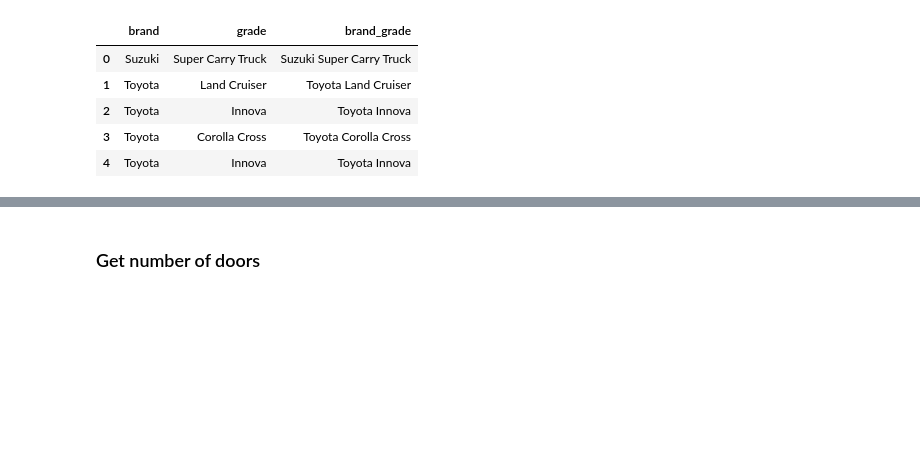
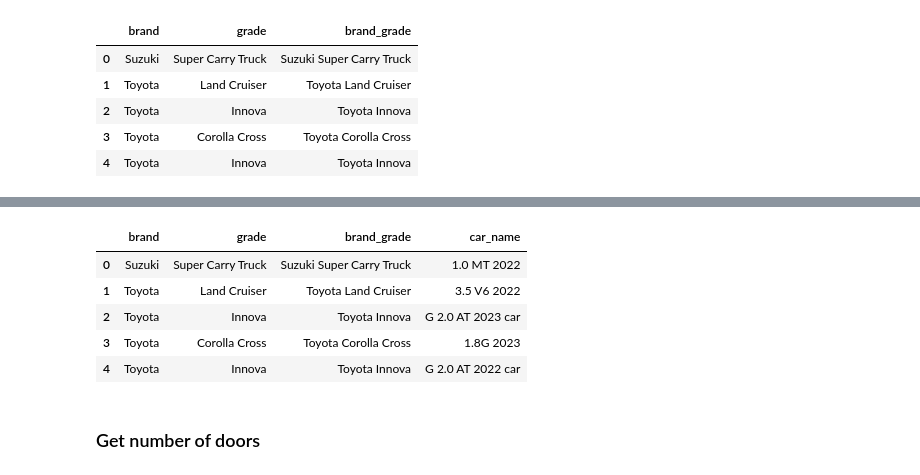
Before and after one commit to duyphuongnguyen1999/Car-Price-Prediction, a Jupyter notebook: Data_Preparation_Module.ipynb, the cells around one changed output, grey strips where cells are left out. Drawn from its saved outputs; the diff is of its cells as text; code cells hidden in the pictures; blank space fills up the shorter version.

```diff
--- a/Data_Preparation_Module.ipynb
+++ b/Data_Preparation_Module.ipynb
@@ -217,3 +251,25 @@ car_details[["brand", "grade", "brand_grade"]].head()
+# %%
+# Define a function to get car model
+def get_car_model(data_row):
+    substring = data_row['brand_grade'] + ' '
+    if substring in data_row['car_name']:
+        data_row['car_name'] = data_row['car_name'].replace(substring, '')
+        return data_row
+    else:
+        return data_row
+
+# Get car model
+car_details = car_details.apply(get_car_model, axis=1)
+# %%
+# Before Processing
+car_details[["brand", "grade", "brand_grade", "car_name"]].head()
+# %% [output]
+|  | brand | grade | brand_grade | car_name |
+| 0 | Suzuki | Super Carry Truck | Suzuki Super Carry Truck | 1.0 MT 2022 |
+| 1 | Toyota | Land Cruiser | Toyota Land Cruiser | 3.5 V6 2022 |
+| 2 | Toyota | Innova | Toyota Innova | G 2.0 AT 2023 car |
+| 3 | Toyota | Corolla Cross | Toyota Corolla Cross | 1.8G 2023 |
+| 4 | Toyota | Innova | Toyota Innova | G 2.0 AT 2022 car |
 # %% [markdown]
 ### Get number of doors
 # %%
```
Also changed, not shown: parts of 5 cells of this notebook, 2 other files.
